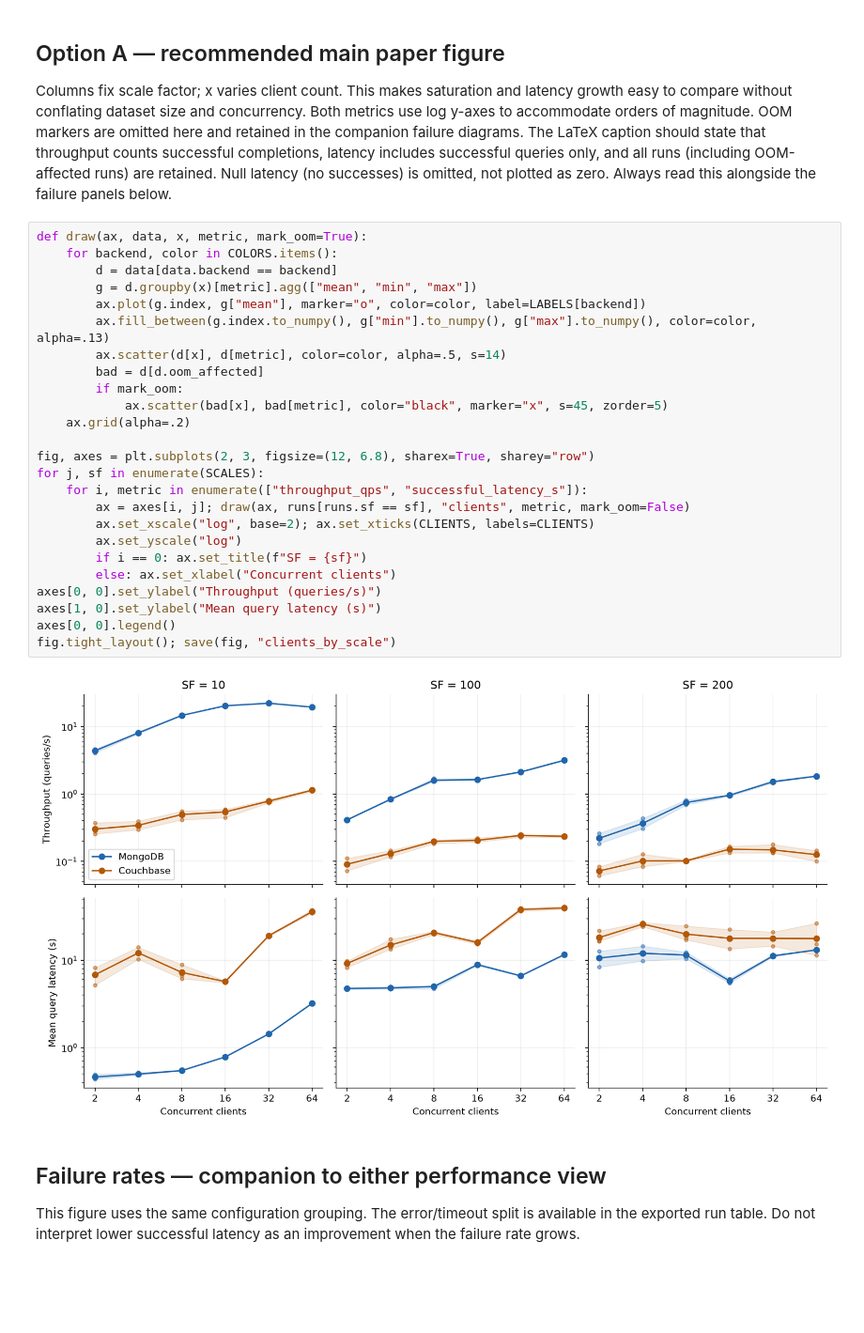
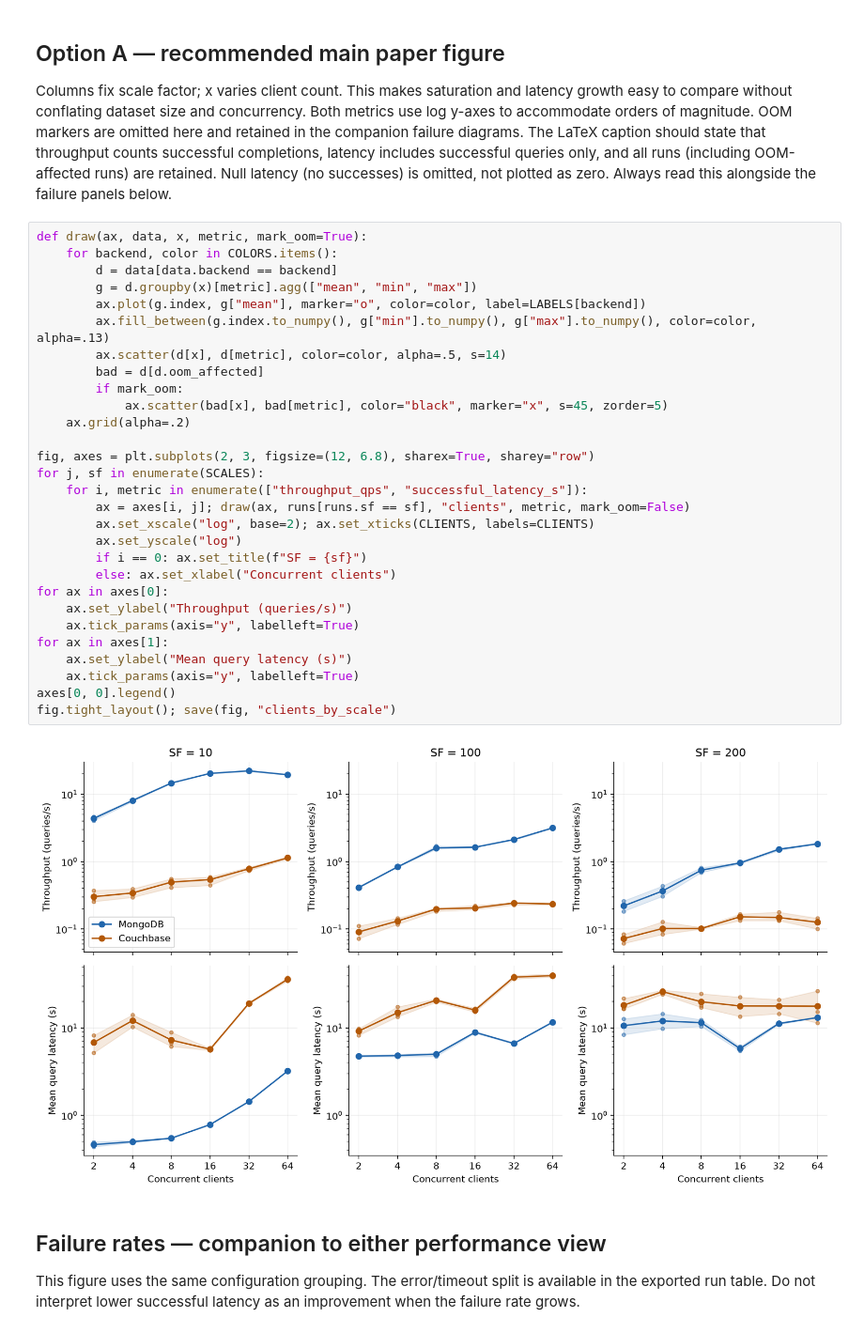
Before and after one commit to zeNightshade/JSONBench, a Jupyter notebook: notebooks/ec2_large_analysis.ipynb, the cells around one changed output. Shown at 94% size. Cells and saved outputs as stored; diff of their text form; blank space fills up the shorter version.

```diff
--- a/notebooks/ec2_large_analysis.ipynb
+++ b/notebooks/ec2_large_analysis.ipynb
@@ -116,30 +116,34 @@ Columns fix scale factor; x varies client count. This makes saturation and laten
 # %%
 def draw(ax, data, x, metric, mark_oom=True):
     for backend, color in COLORS.items():
         d = data[data.backend == backend]
         g = d.groupby(x)[metric].agg(["mean", "min", "max"])
         ax.plot(g.index, g["mean"], marker="o", color=color, label=LABELS[backend])
         ax.fill_between(g.index.to_numpy(), g["min"].to_numpy(), g["max"].to_numpy(), color=color, alpha=.13)
         ax.scatter(d[x], d[metric], color=color, alpha=.5, s=14)
         bad = d[d.oom_affected]
         if mark_oom:
             ax.scatter(bad[x], bad[metric], color="black", marker="x", s=45, zorder=5)
     ax.grid(alpha=.2)
 
 fig, axes = plt.subplots(2, 3, figsize=(12, 6.8), sharex=True, sharey="row")
 for j, sf in enumerate(SCALES):
     for i, metric in enumerate(["throughput_qps", "successful_latency_s"]):
         ax = axes[i, j]; draw(ax, runs[runs.sf == sf], "clients", metric, mark_oom=False)
         ax.set_xscale("log", base=2); ax.set_xticks(CLIENTS, labels=CLIENTS)
         ax.set_yscale("log")
         if i == 0: ax.set_title(f"SF = {sf}")
         else: ax.set_xlabel("Concurrent clients")
-axes[0, 0].set_ylabel("Throughput (queries/s)")
-axes[1, 0].set_ylabel("Mean query latency (s)")
+for ax in axes[0]:
+    ax.set_ylabel("Throughput (queries/s)")
+    ax.tick_params(axis="y", labelleft=True)
+for ax in axes[1]:
+    ax.set_ylabel("Mean query latency (s)")
+    ax.tick_params(axis="y", labelleft=True)
 axes[0, 0].legend()
 fig.tight_layout(); save(fig, "clients_by_scale")
 # %% [output]
-[figure, old version]
+[figure, new version]
 # %% [markdown]
 ## Failure rates — companion to either performance view
 
```
